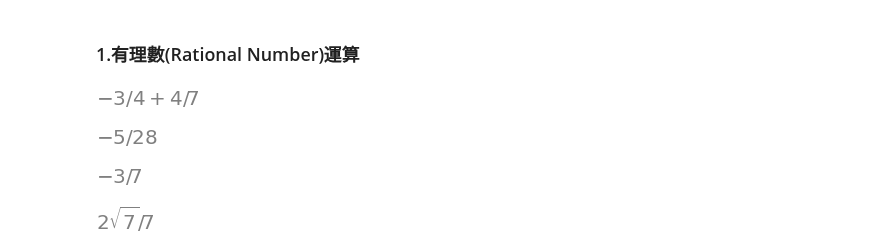
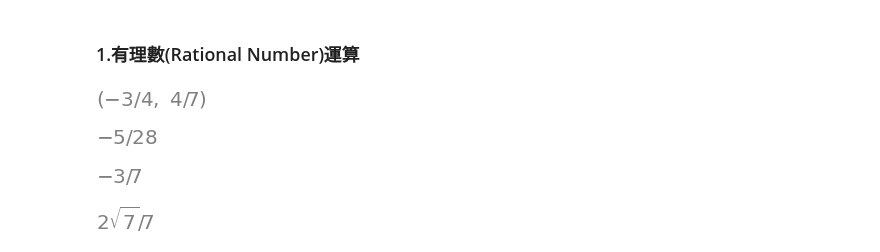
Before and after one commit to eddylin2015/mathsym, a Jupyter notebook: README.ipynb, the cells around one changed output. Drawn from its saved outputs; the diff is of its cells as text; code cells hidden in the pictures.

```diff
--- a/README.ipynb
+++ b/README.ipynb
@@ -86,17 +94,17 @@ init_printing()
 # %%
 from sympy import *
 init_printing()
-FractionNumber1=Rational(-3,4)  #註解: -3 / 4  分數表達1 Rational(a,b)
-FractionNumber2=S('4/7')       #註解:  4 / 7  分數表達2
-Add(FractionNumber1 , FractionNumber2, evaluate=False)
+Frac1 = Rational(-3,4)  #註解: -3 / 4  分數表達1 Rational(a,b)
+Frac2 = S('4/7')        #註解:  4 / 7  分數表達2
+display((Frac1, Frac2))
 # %% [output]
-[figure, old version]
+[figure, new version]
-# %%
-FractionNumber1 + FractionNumber2
-# %% [output]
-[figure, removed]
-# %%
-FractionNumber1 * FractionNumber2
-# %% [output]
-[figure, removed]
+# %%
+Frac1 + Frac2
+# %% [output]
+[figure, added]
+# %%
+Frac1 * Frac2
+# %% [output]
+[figure, added]
 # %%
```
Also changed, not shown: parts of 20 cells of this notebook.
